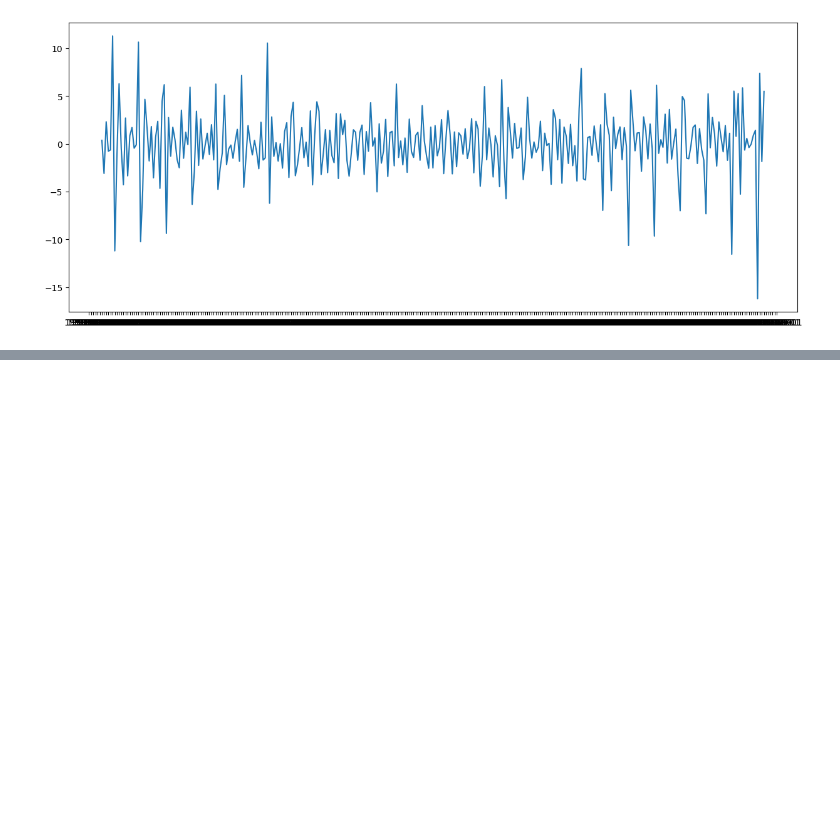
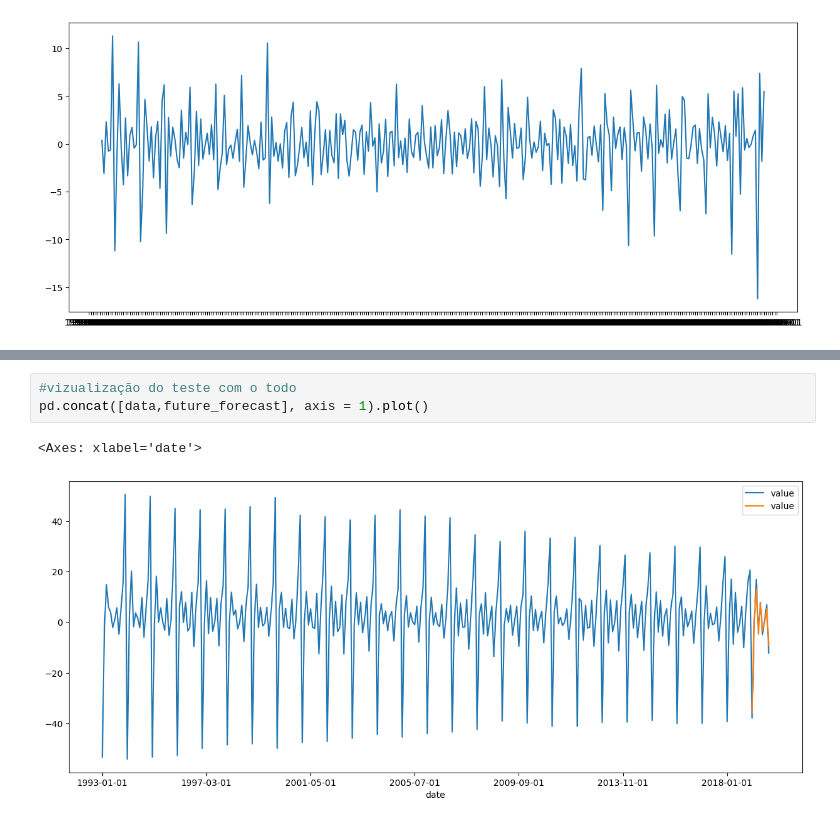
Before and after one commit to VictorChavesz/SerieTemporal, a Jupyter notebook: SerieTemporal.ipynb, the cells around one changed output, grey strips where cells are left out. Drawn from its saved outputs; the diff is of its cells as text; blank space fills up the shorter version.

```diff
--- a/SerieTemporal.ipynb
+++ b/SerieTemporal.ipynb
@@ -62,0 +130,6 @@ pl.plot(ruido)
+# %%
+#vizualização do teste com o todo
+pd.concat([data,future_forecast], axis = 1).plot()
+# %% [output]
+<Axes: xlabel='date'>
+[figure, added]
```
Also changed, not shown: parts of 10 cells of this notebook.
